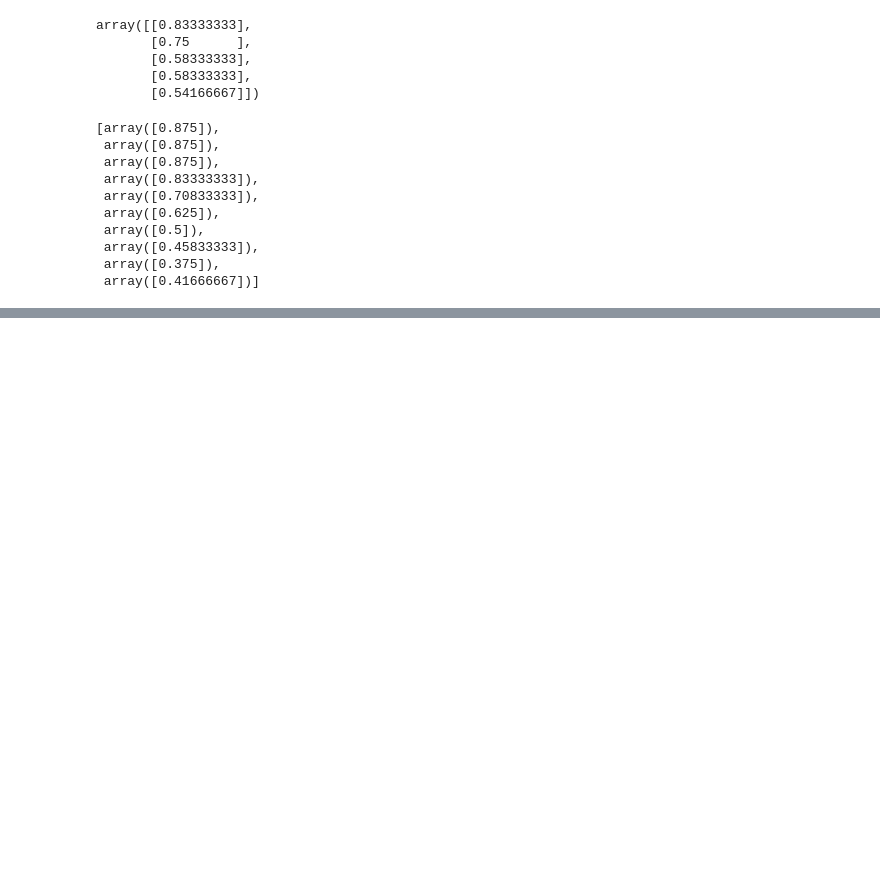
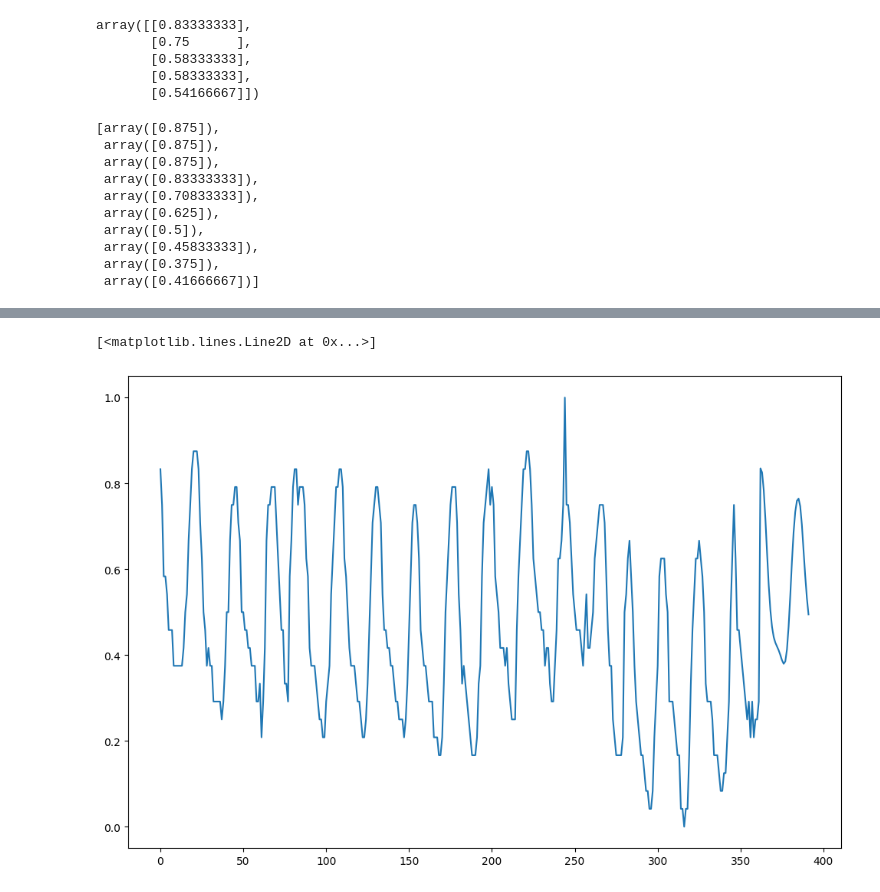
Before and after one commit to tashifkhan/SolarHelper, a Jupyter notebook: weather analysis/weather_prediction_lstm.ipynb, the cells around one changed output, grey strips where cells are left out. Cells and saved outputs as stored; diff of their text form; code cells hidden in the pictures; blank space fills up the shorter version.

```diff
--- a/weather analysis/weather_prediction_lstm.ipynb
+++ b/weather analysis/weather_prediction_lstm.ipynb
@@ -131,0 +272,6 @@ from tensorflow.keras.utils import plot_model
+# %%
+# x_input = x_input.reshape((1, 20,1))
+# yhat = model.predict(x_input, verbose=0)
+
+temp_input = list(x_input)
+temp_input = temp_input[0].tolist()
@@ -131,0 +350,8 @@ from tensorflow.keras.utils import plot_model
+# %%
+df3 = data_scaled.tolist()
+df3.extend(lst_output)
+plt.figure(figsize=(12,8))
+plt.plot(df3)
+# %% [output]
+[<matplotlib.lines.Line2D at 0x...>]
+[figure, added]
```
Also changed, not shown: parts of 36 cells of this notebook.
